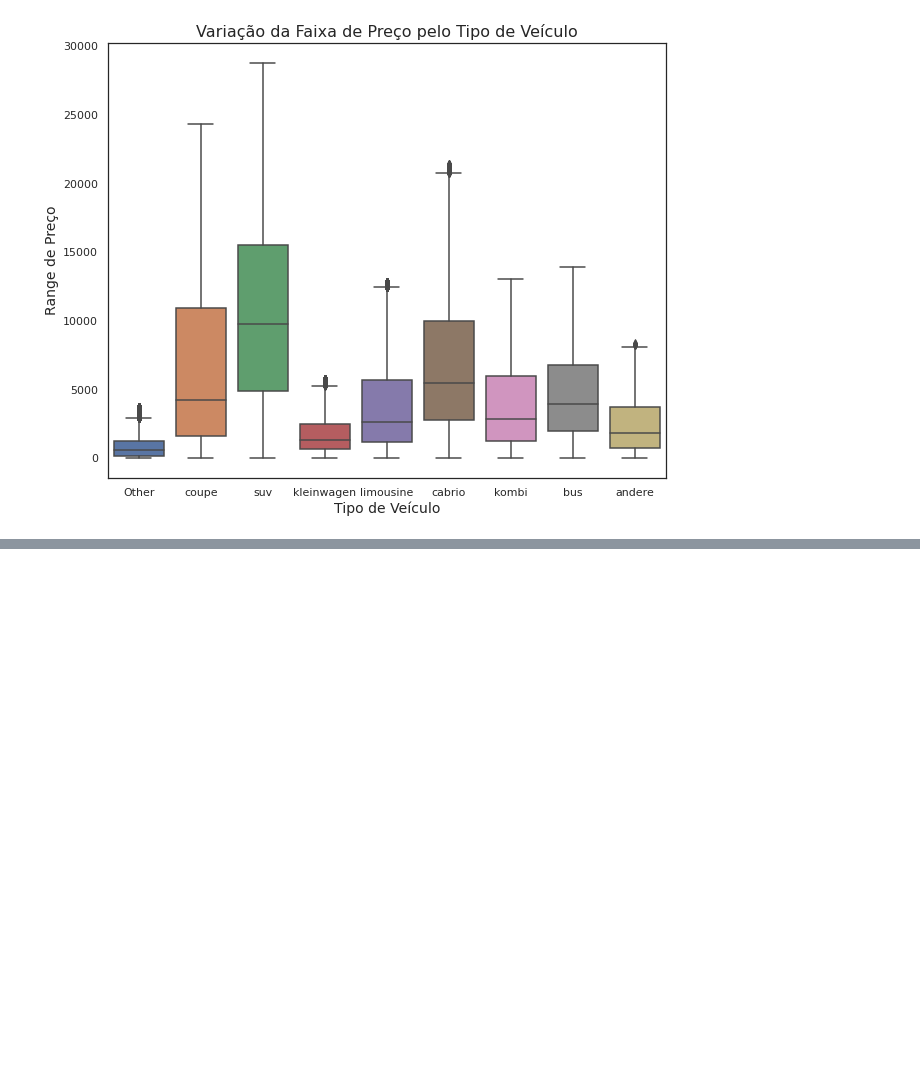
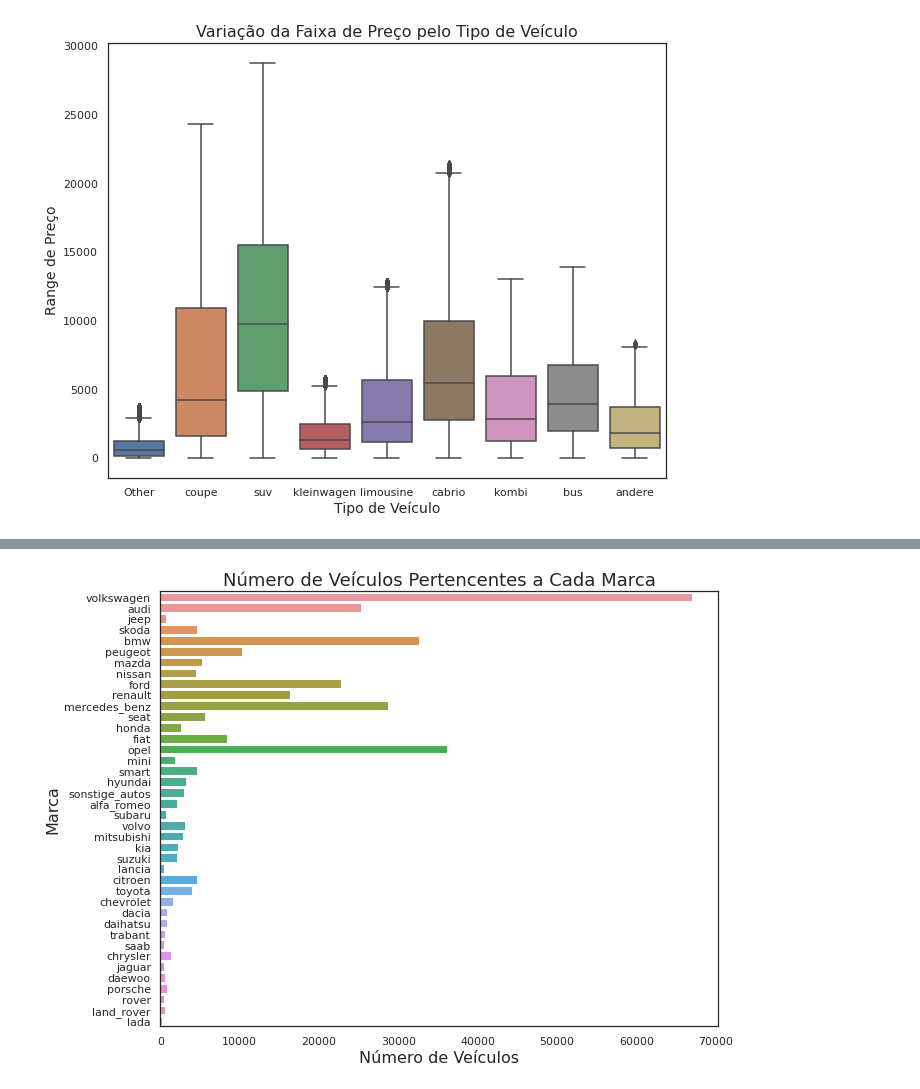
Before and after one commit to Nandaoc/dsa-exercises, a Jupyter notebook: exploratory_analysis_kaggle_dataset/exploratory_analysis_kaggle_dataset_exercise.ipynb, the cells around one changed output, grey strips where cells are left out. Drawn from its saved outputs; the diff is of its cells as text; code cells hidden in the pictures; blank space fills up the shorter version.

```diff
--- a/exploratory_analysis_kaggle_dataset/exploratory_analysis_kaggle_dataset_exercise.ipynb
+++ b/exploratory_analysis_kaggle_dataset/exploratory_analysis_kaggle_dataset_exercise.ipynb
@@ -116,0 +124,9 @@ plt.show()
+# %%
+fig, ax = plt.subplots(figsize = (10,8))
+sns.countplot(y = 'brand', data = df)
+ax.set_title('Número de Veículos Pertencentes a Cada Marca',fontdict = {'size':18})
+ax.xaxis.set_label_text('Número de Veículos',fontdict = {'size':16})
+ax.yaxis.set_label_text('Marca',fontdict = {'size':16})
+plt.show()
+# %% [output]
+[figure, added]
```
Also changed, not shown: parts of 9 cells of this notebook.
